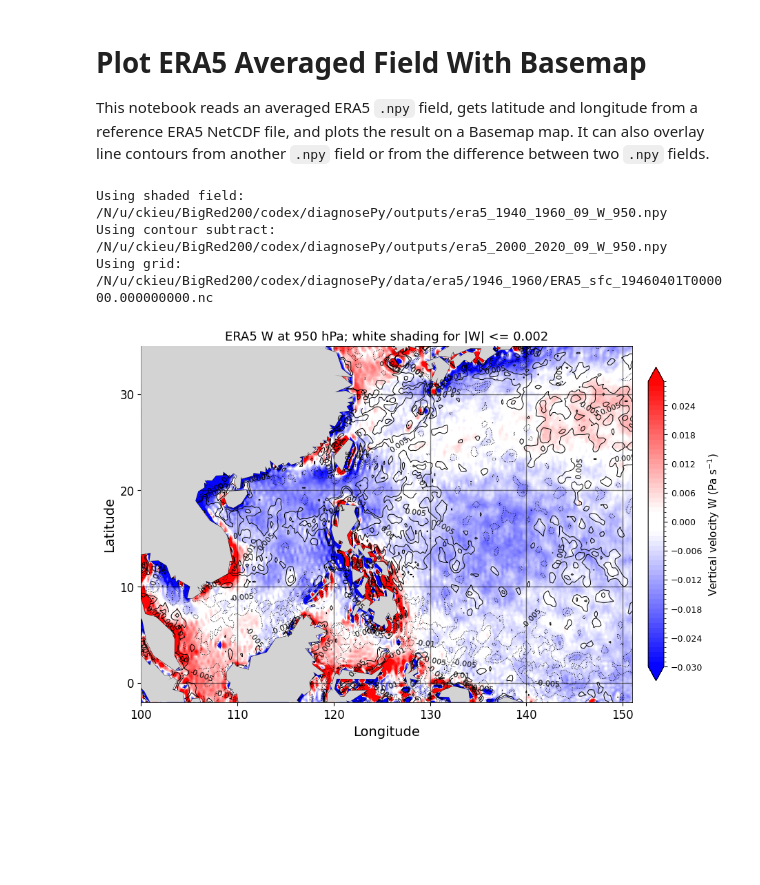
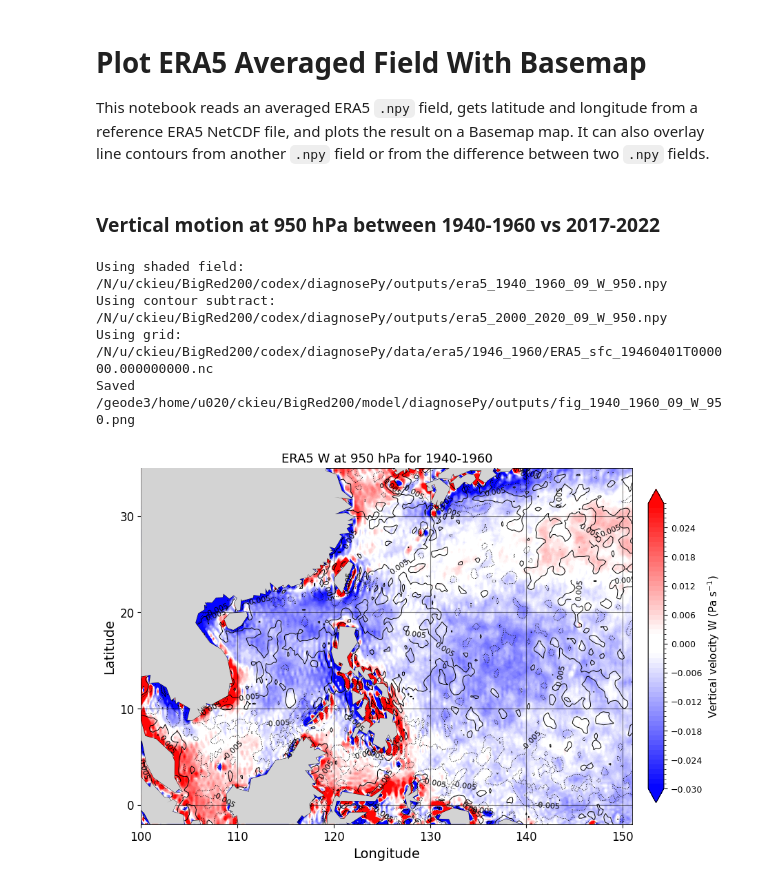
Before and after one commit to kieucq/diagnosePy, a Jupyter notebook: notebooks/plot_era5_average.ipynb, the cells around one changed output. Cells and saved outputs as stored; diff of their text form; code cells hidden in the pictures; blank space fills up the shorter version.

```diff
--- a/notebooks/plot_era5_average.ipynb
+++ b/notebooks/plot_era5_average.ipynb
@@ -378,9 +378,13 @@ def plot_era5_average_field_white_range(
         center_white_abs_value=a,
         **kwargs,
     )
+# %% [markdown]
+###  Vertical motion at 950 hPa between 1940-1960 vs 2017-2022
 # %%
-NPY_FILE = '/N/u/ckieu/BigRed200/codex/diagnosePy/outputs/era5_1940_1960_09_W_950.npy'
-DIFFERENCE_FILE = '/N/u/ckieu/BigRed200/codex/diagnosePy/outputs/era5_2000_2020_09_W_950.npy'
+file1="1940_1960_09_W_950"
+file2="2000_2020_09_W_950"
+NPY_FILE = f'/N/u/ckieu/BigRed200/codex/diagnosePy/outputs/era5_{file1}.npy'
+DIFFERENCE_FILE = f'/N/u/ckieu/BigRed200/codex/diagnosePy/outputs/era5_{file2}.npy'
 REFERENCE_FILE = '/N/u/ckieu/BigRed200/codex/diagnosePy/data/era5/1946_1960/ERA5_sfc_19460401T000000.000000000.nc'
 print(f'Using shaded field:     {NPY_FILE}')
 print(f'Using contour subtract: {DIFFERENCE_FILE}')
@@ -388,41 +392,42 @@ print(f'Using grid:  {REFERENCE_FILE}')
 
 white_band = 0.002
 w_levels = np.arange(-0.03, 0.03, 0.001)
-difference_contour_levels = np.array([-0.01, -0.005, 0.005, 0.01])
+difference_contour_levels = np.array([-0.005, 0.005])
 
 fig, ax, basemap, shade, contours = plot_era5_average_field_white_range(
     NPY_FILE,
     REFERENCE_FILE,
     a=white_band,
     domain=(100, 151, -2, 35),
     shading_levels=w_levels,
     lower_color='blue',
     upper_color='red',
     lowest_interval_white=False,
     mask_land=True,
     land_color='lightgray',
     add_contours=True,
-    contour_npy_file=NPY_FILE,
-    contour_difference_npy_file=DIFFERENCE_FILE,
+    contour_plot_file=NPY_FILE,
+    contour_difference_plot_file=DIFFERENCE_FILE,
     contour_levels=difference_contour_levels,
     contour_symmetric=True,
     contour_colors='black',
     contour_linewidths=0.7,
     xlabel_fontsize=14,
     ylabel_fontsize=14,
     xtick_fontsize=12,
     ytick_fontsize=12,
     x_tick_count=6,
     y_tick_count=6,
-    title=f'ERA5 W at 950 hPa; white shading for |W| <= {white_band:g}',
+    title=f'ERA5 W at 950 hPa for 1940-1960',
     cbar_label='Vertical velocity W (Pa s$^{-1}$)',
 )
-#output_figure = Path(NPY_FILE).resolve().parent / 'era5_1940_1950_04_W_950_map_diff_contours.png'
-#fig.savefig(output_figure, dpi=150, bbox_inches='tight')
-#print(f'Saved {output_figure}')
+output_figure = Path(NPY_FILE).resolve().parent / f'fig_{file1}.png'
+fig.savefig(output_figure, dpi=150, bbox_inches='tight')
+print(f'Saved {output_figure}')
 plt.show()
 # %% [output]
 Using shaded field:     /N/u/ckieu/BigRed200/codex/diagnosePy/outputs/era5_1940_1960_09_W_950.npy
 Using contour subtract: /N/u/ckieu/BigRed200/codex/diagnosePy/outputs/era5_2000_2020_09_W_950.npy
 Using grid:  /N/u/ckieu/BigRed200/codex/diagnosePy/data/era5/1946_1960/ERA5_sfc_19460401T000000.000000000.nc
+Saved /geode3/home/u020/ckieu/BigRed200/model/diagnosePy/outputs/fig_1940_1960_09_W_950.png
-[figure, old version]
+[figure, new version]
```
Also changed, not shown: parts of 15 cells of this notebook, 4 other files.
